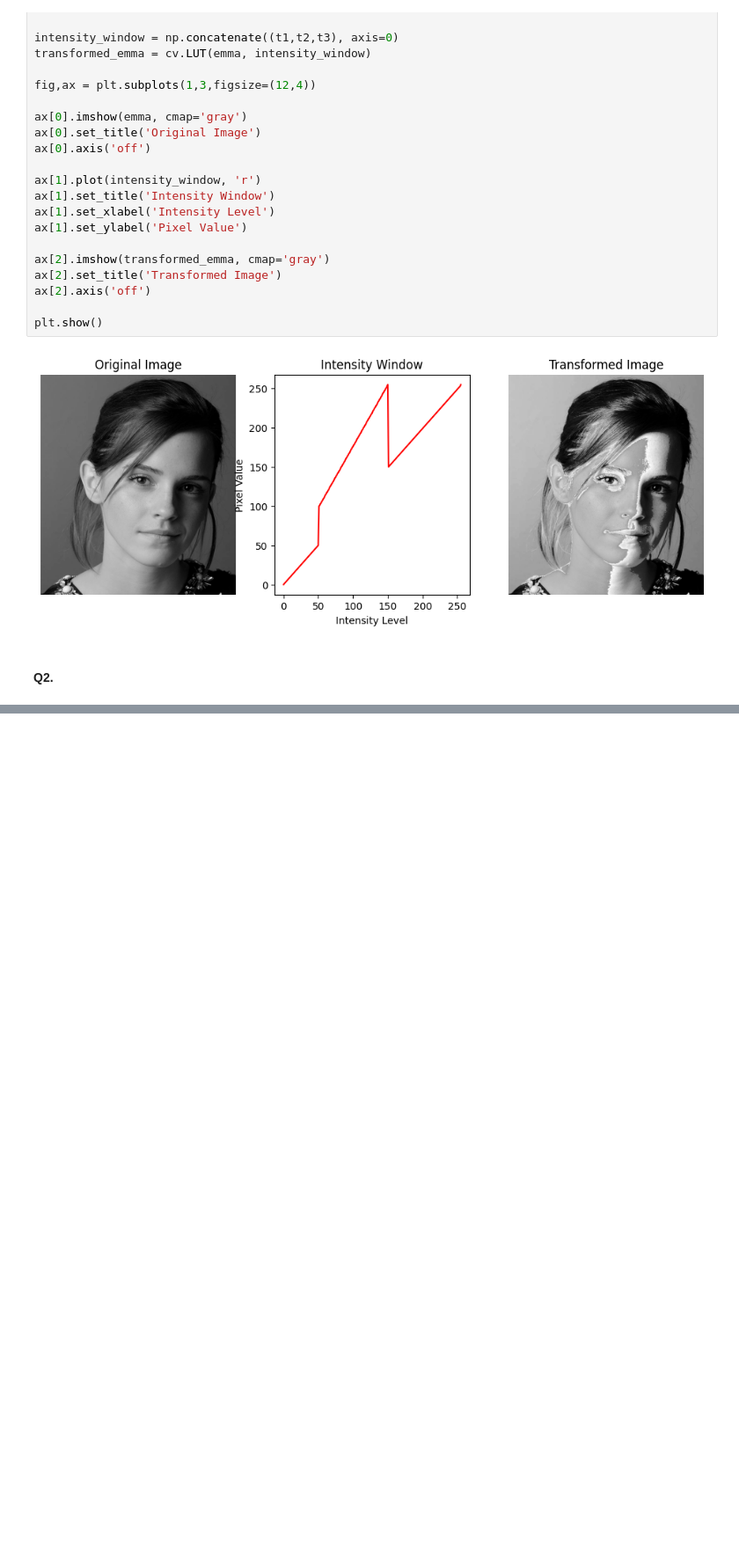
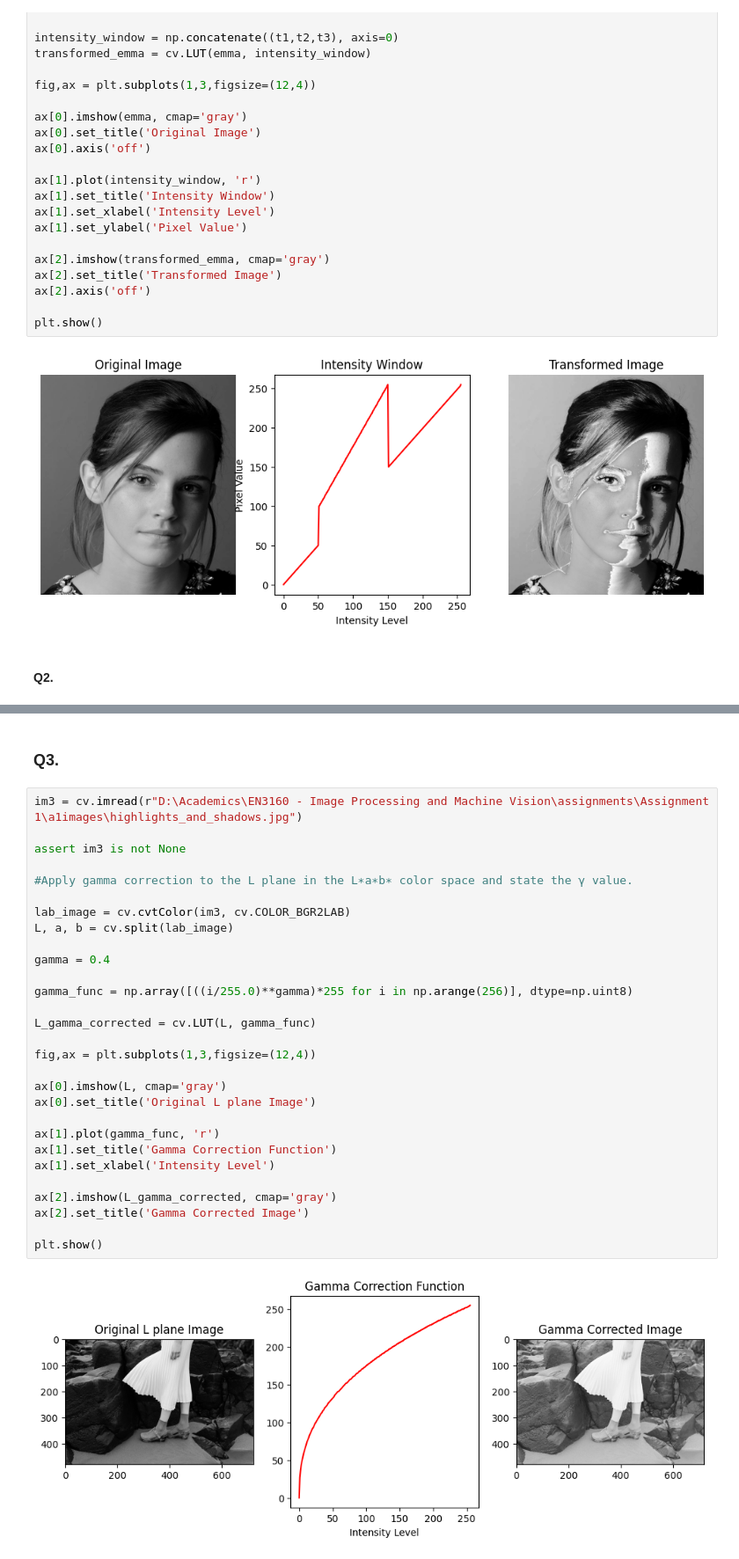
Before and after one commit to nadunnr/EN3160-Image-Processing-and-Machine-Vision, a Jupyter notebook: assignments/Assignment 1/assignment_1.ipynb, the cells around one changed output, grey strips where cells are left out. Shown at 88% size. Saved outputs shown, nothing was run; the diff lists cells and outputs as text; blank space fills up the shorter version.

```diff
--- a/assignments/Assignment 1/assignment_1.ipynb
+++ b/assignments/Assignment 1/assignment_1.ipynb
@@ -88,0 +94,33 @@ plt.show()
+# %% [markdown]
+### Q3.
+# %%
+im3 = cv.imread(r"D:\Academics\EN3160 - Image Processing and Machine Vision\assignments\Assignment 1\a1images\highlights_and_shadows.jpg")
+
+assert im3 is not None
+
+#Apply gamma correction to the L plane in the L∗a∗b∗ color space and state the γ value.
+
+lab_image = cv.cvtColor(im3, cv.COLOR_BGR2LAB)
+L, a, b = cv.split(lab_image)
+
+gamma = 0.4
+
+gamma_func = np.array([((i/255.0)**gamma)*255 for i in np.arange(256)], dtype=np.uint8)
+
+L_gamma_corrected = cv.LUT(L, gamma_func)
+
+fig,ax = plt.subplots(1,3,figsize=(12,4))
+
+ax[0].imshow(L, cmap='gray')
+ax[0].set_title('Original L plane Image')
+
+ax[1].plot(gamma_func, 'r')
+ax[1].set_title('Gamma Correction Function')
+ax[1].set_xlabel('Intensity Level')
+
+ax[2].imshow(L_gamma_corrected, cmap='gray')
+ax[2].set_title('Gamma Corrected Image')
+
+plt.show()
+# %% [output]
+[figure, added]
```
Also changed, not shown: parts of 5 cells of this notebook.
